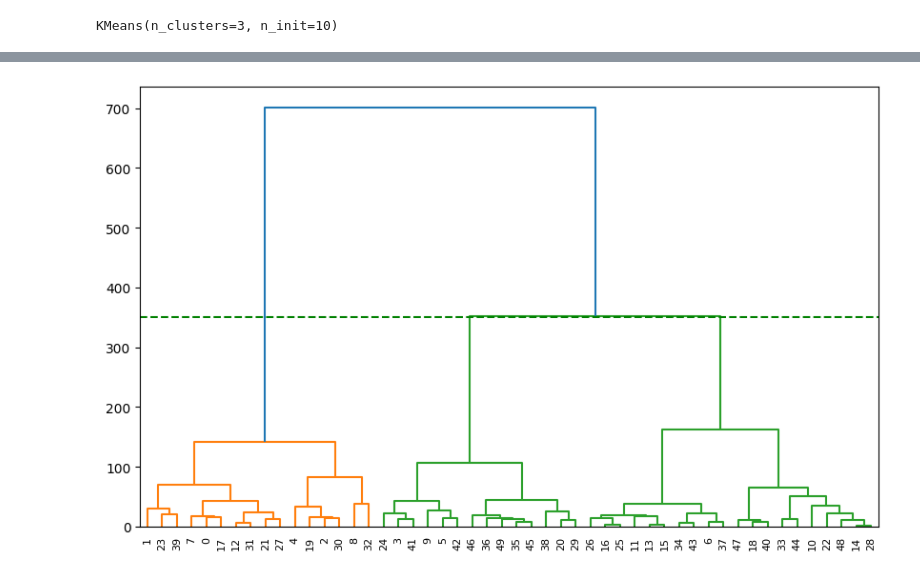
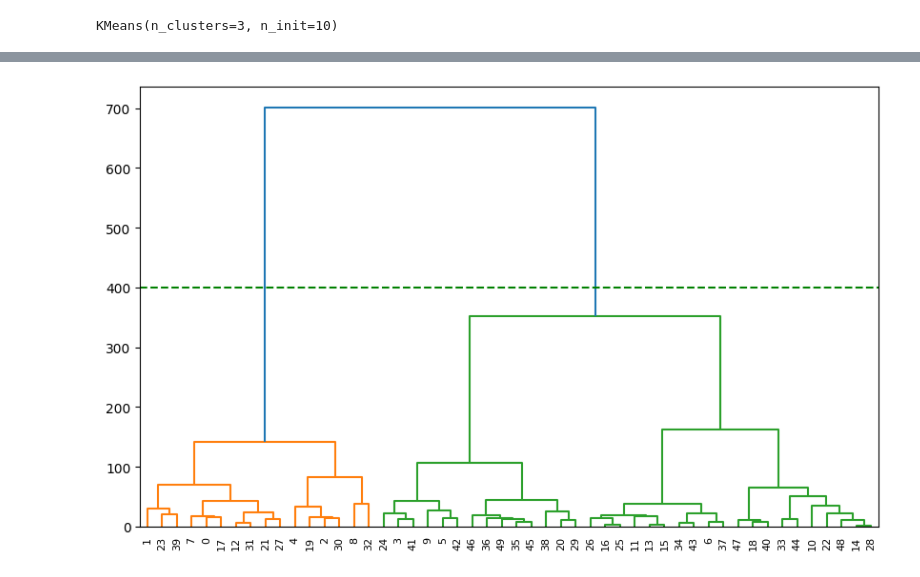
Before and after one commit to abhixdd/ML-AI, a Jupyter notebook: 09-04-2025/abhinav_a.ipynb, the cells around one changed output, grey strips where cells are left out. Drawn from its saved outputs; the diff is of its cells as text; code cells hidden in the pictures.

```diff
--- a/09-04-2025/abhinav_a.ipynb
+++ b/09-04-2025/abhinav_a.ipynb
@@ -55,8 +55,8 @@ mergings = linkage(X,method="ward")
 # %%
 plt.figure(figsize=(10,6))
 dendrogram(mergings)
-plt.axhline(350,color='green',linestyle='--')
+plt.axhline(400,color='green',linestyle='--')
 plt.show()
 # %% [output]
-[figure, old version]
+[figure, new version]
 # %%
```
Also changed, not shown: parts of 3 cells of this notebook.
